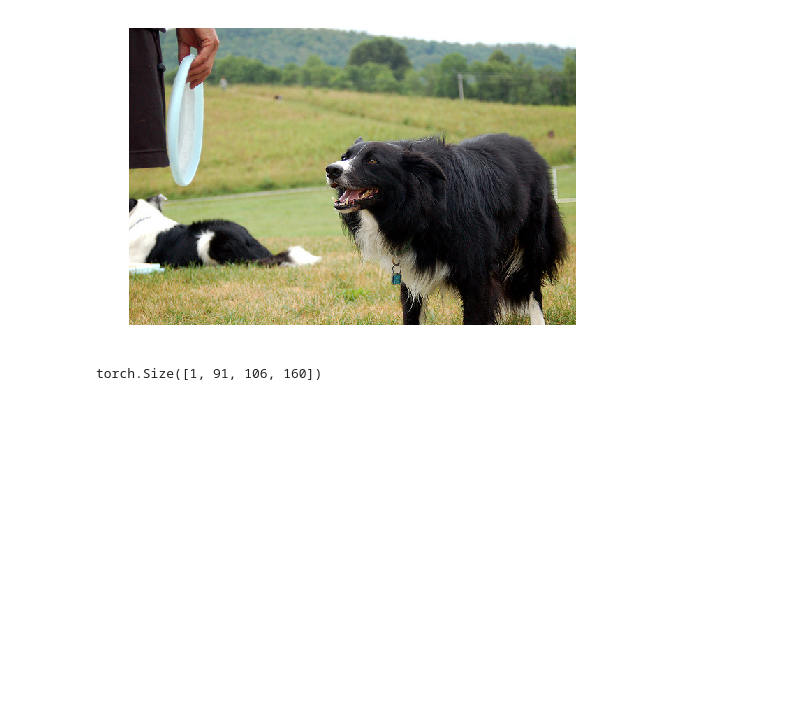
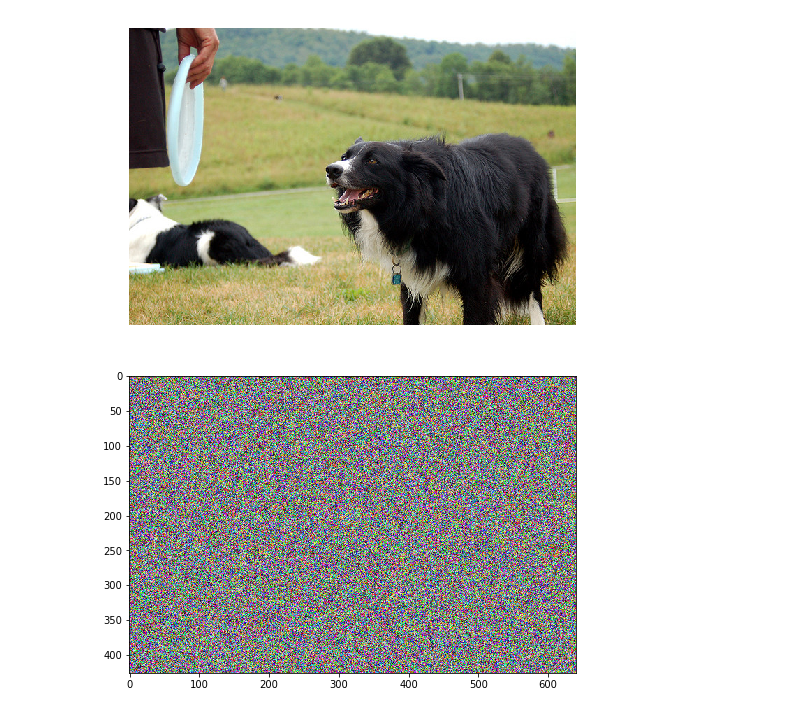
Before and after one commit to Beanin/object-to-object-style-transfer, a Jupyter notebook: transfer.ipynb, the cells around one changed output. Drawn from its saved outputs; the diff is of its cells as text; code cells hidden in the pictures; blank space fills up the shorter version.

```diff
--- a/transfer.ipynb
+++ b/transfer.ipynb
@@ -119,3 +128,8 @@ gen_img = np.random.randint(0, 255, content.shape, dtype=np.uint8)
+# %%
+plt.imshow(np.moveaxis(gen_img, 0, -1))
+plt.show()
+# %% [output]
+[figure, added]
 # %%
 style3_1, style4_1 = trans.forward(prepare_img(style))
 cont3_1, cont4_1 = trans.forward(prepare_img(content))
@@ -138,4 +135,0 @@ style_masks_3_1 = BETA * downsample(torch.FloatTensor(style_masks), (h, w))
-# %%
-style_masks_3_1.shape
-# %% [output]
-torch.Size([1, 91, 106, 160])
```
Also changed, not shown: parts of 20 cells of this notebook.
